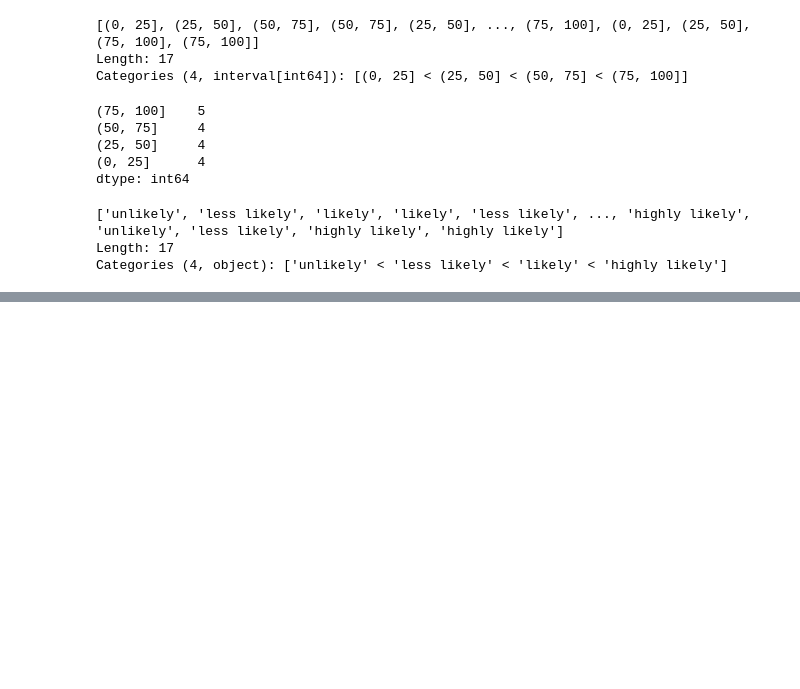
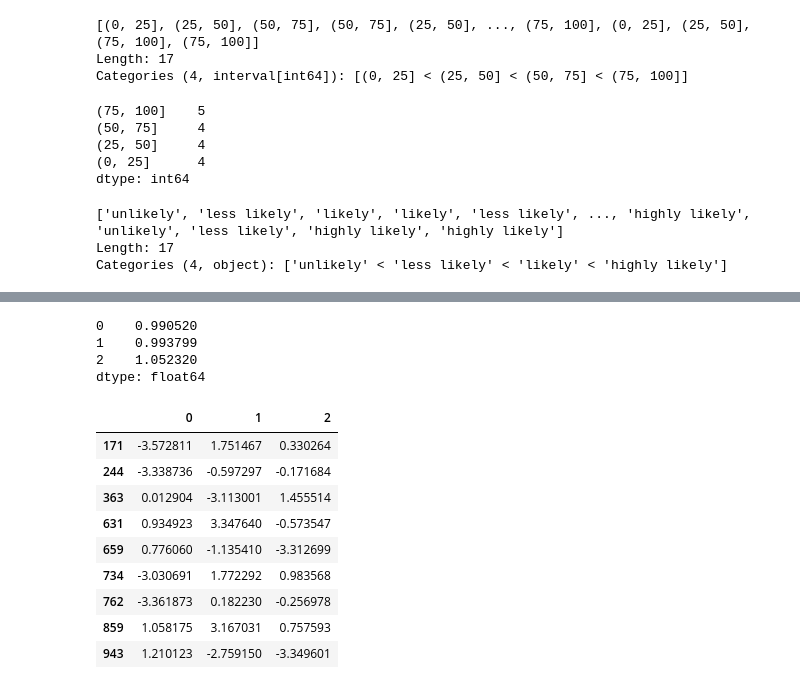
Before and after one commit to OliverRevilla/RW_Pandas, a Jupyter notebook: Pandas_in_depth.ipynb, the cells around one changed output, grey strips where cells are left out. Saved outputs shown, nothing was run; the diff lists cells and outputs as text; code cells hidden in the pictures; blank space fills up the shorter version.

Commit message:
Filtering outliers, permutation

```diff
--- a/Pandas_in_depth.ipynb
+++ b/Pandas_in_depth.ipynb
@@ -679,0 +691,4 @@ Categories (4, object): ['unlikely' < 'less likely' < 'likely' < 'highly likely'
+# %%
+# function describe(): statistics for each column.
+randframe = pd.DataFrame(np.random.randn(1000,3))
+randframe.describe()
@@ -679,0 +705,23 @@ Categories (4, object): ['unlikely' < 'less likely' < 'likely' < 'highly likely'
+# %%
+# to see ony the standard deviation use std() function.
+randframe.std()
+# %% [output]
+0    0.990520
+1    0.993799
+2    1.052320
+dtype: float64
+# %%
+#filtering values greater than three times standard deviation.
+randframe[(np.abs(randframe)>(3*randframe.std())).any(1)]
+# we use the any() method because thanks to it we can apply the filter on each column.
+# %% [output]
+|  | 0 | 1 | 2 |
+| 171 | -3.572811 | 1.751467 | 0.330264 |
+| 244 | -3.338736 | -0.597297 | -0.171684 |
+| 363 | 0.012904 | -3.113001 | 1.455514 |
+| 631 | 0.934923 | 3.347640 | -0.573547 |
+| 659 | 0.776060 | -1.135410 | -3.312699 |
+| 734 | -3.030691 | 1.772292 | 0.983568 |
+| 762 | -3.361873 | 0.182230 | -0.256978 |
+| 859 | 1.058175 | 3.167031 | 0.757593 |
+| 943 | 1.210123 | -2.759150 | -3.349601 |
```
Also changed, not shown: parts of 13 cells of this notebook.
